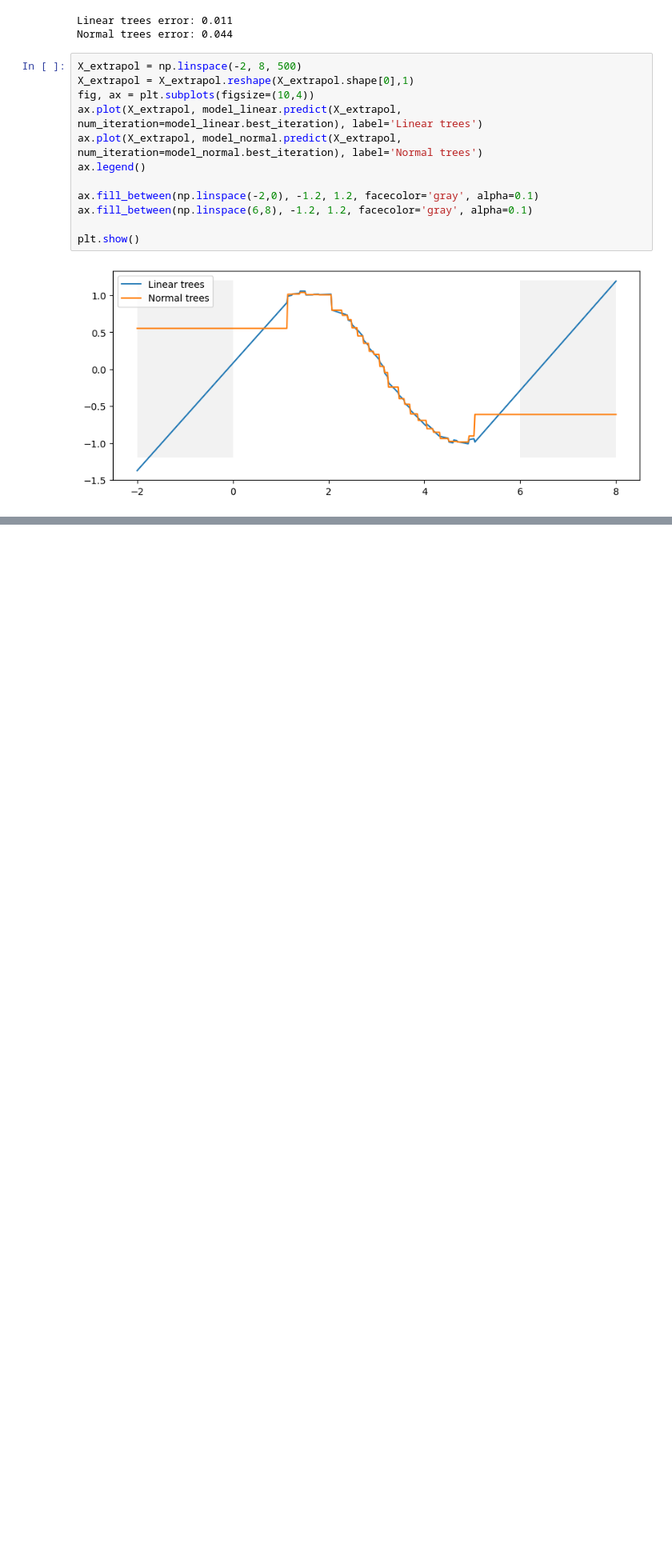
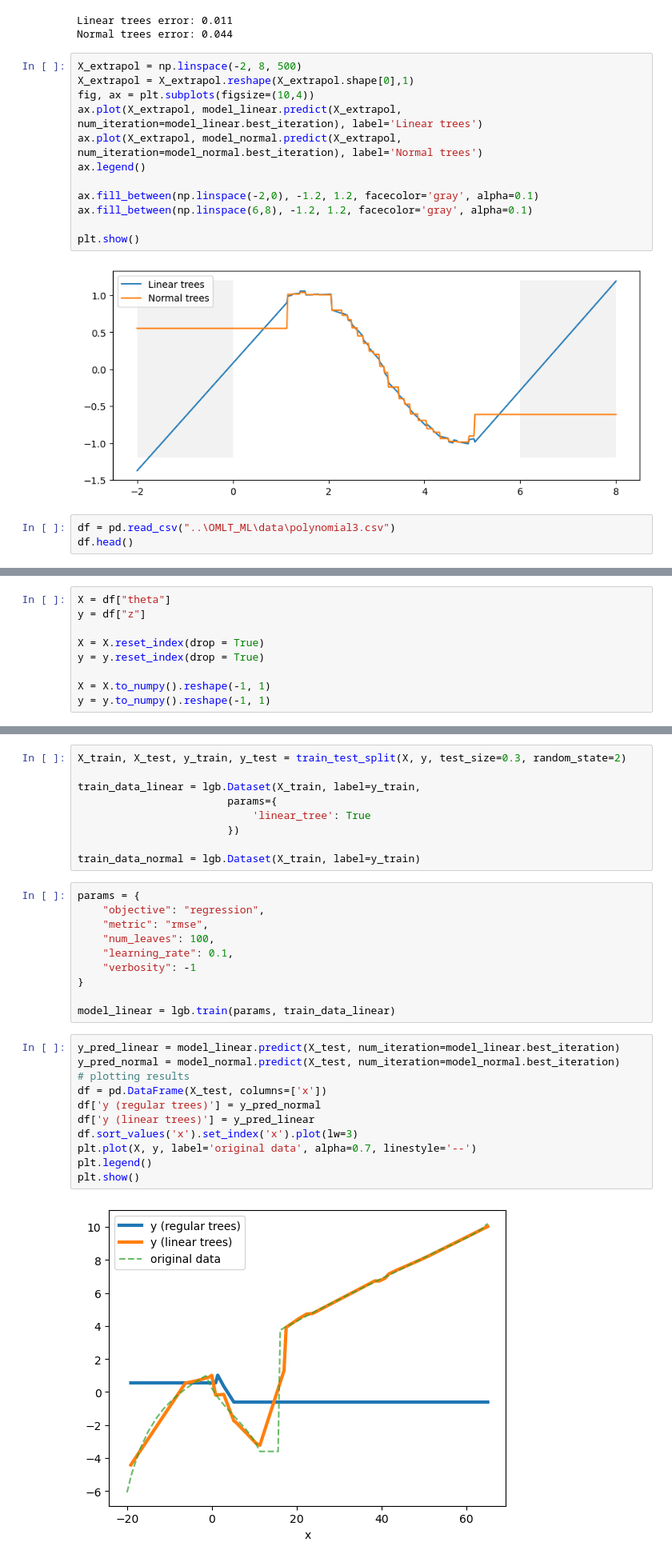
Before and after one commit to linshumeng/OMLT_ML, a Jupyter notebook: LightGBM_example.ipynb, the cells around one changed output, grey strips where cells are left out. Shown at 80% size. Cells and saved outputs as stored; diff of their text form; blank space fills up the shorter version.

```diff
--- a/LightGBM_example.ipynb
+++ b/LightGBM_example.ipynb
@@ -68,3 +68,6 @@ ax.fill_between(np.linspace(6,8), -1.2, 1.2, facecolor='gray', alpha=0.1)
 plt.show()
 # %% [output]
 [figure]
+# %%
+df = pd.read_csv("..\OMLT_ML\data\polynomial3.csv")
+df.head()
@@ -70,0 +81,9 @@ plt.show()
+# %%
+X = df["theta"]
+y = df["z"]
+
+X = X.reset_index(drop = True)
+y = y.reset_index(drop = True)
+
+X = X.to_numpy().reshape(-1, 1)
+y = y.to_numpy().reshape(-1, 1)
@@ -70,0 +94,32 @@ plt.show()
+# %%
+X_train, X_test, y_train, y_test = train_test_split(X, y, test_size=0.3, random_state=2)
+
+train_data_linear = lgb.Dataset(X_train, label=y_train,
+                        params={
+                            'linear_tree': True
+                        })
+
+train_data_normal = lgb.Dataset(X_train, label=y_train)
+# %%
+params = {
+    "objective": "regression",
+    "metric": "rmse",
+    "num_leaves": 100,
+    "learning_rate": 0.1,
+    "verbosity": -1
+}
+
+model_linear = lgb.train(params, train_data_linear)
+# %%
+y_pred_linear = model_linear.predict(X_test, num_iteration=model_linear.best_iteration)
+y_pred_normal = model_normal.predict(X_test, num_iteration=model_normal.best_iteration)
+# plotting results
+df = pd.DataFrame(X_test, columns=['x'])
+df['y (regular trees)'] = y_pred_normal
+df['y (linear trees)'] = y_pred_linear
+df.sort_values('x').set_index('x').plot(lw=3)
+plt.plot(X, y, label='original data', alpha=0.7, linestyle='--')
+plt.legend()
+plt.show()
+# %% [output]
+[figure, added]
```
Also changed, not shown: parts of 2 cells of this notebook.
